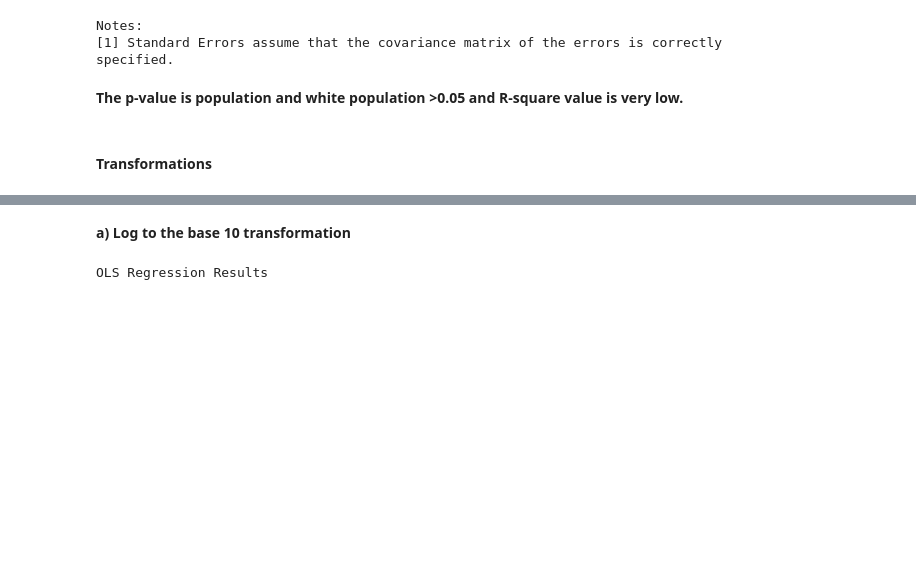
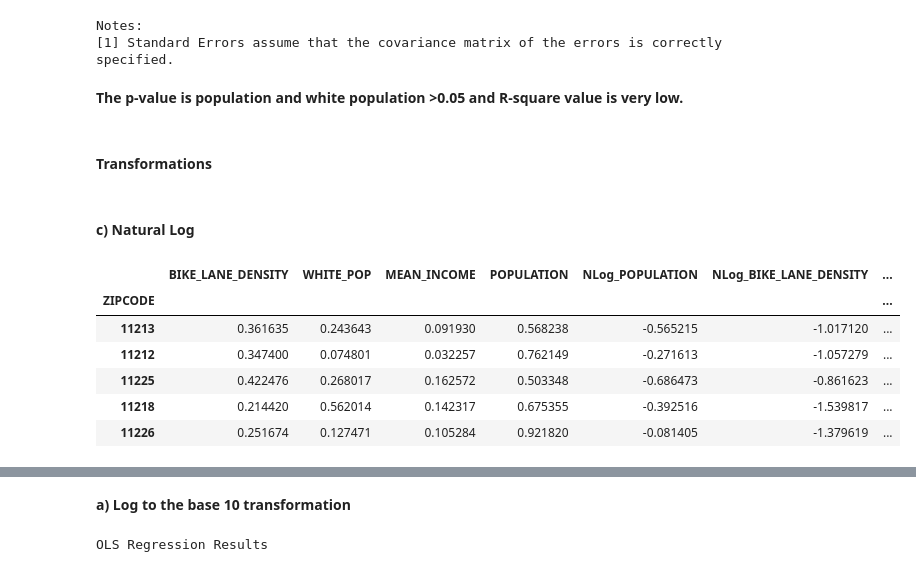
Before and after one commit to ajay1808/Principles-of-Urban-Informatics-Project, a Jupyter notebook: Demographic vs Bike Lane Density.ipynb, the cells around one changed output, grey strips where cells are left out. Drawn from its saved outputs; the diff is of its cells as text; code cells hidden in the pictures; blank space fills up the shorter version.

```diff
--- a/Demographic vs Bike Lane Density.ipynb
+++ b/Demographic vs Bike Lane Density.ipynb
@@ -202,3 +196,20 @@ Notes:
 <b>The p-value is population and white population >0.05 and R-square value is very low.
 # %% [markdown]
 #### Transformations
+# %% [markdown]
+#### c) Natural Log
+# %%
+data1['NLog_POPULATION'] = np.log(np.array(data1['POPULATION'])+1e-9)
+data1['NLog_BIKE_LANE_DENSITY'] = np.log(np.array(data1['BIKE_LANE_DENSITY'])+1e-9)
+data1['NLog_MEAN_INCOME'] = np.log(np.array(data1['MEAN_INCOME'])+1e-9)
+data1['NLog_WHITE_POP'] = np.log(np.array(data1['WHITE_POP'])+1e-9)
+# %%
+data1.head()
+# %% [output]
+|  | BIKE_LANE_DENSITY | WHITE_POP | MEAN_INCOME | POPULATION | NLog_POPULATION | NLog_BIKE_LANE_DENSITY | ... |
+| ZIPCODE |  |  |  |  |  |  | ... |
+| 11213 | 0.361635 | 0.243643 | 0.091930 | 0.568238 | -0.565215 | -1.017120 | ... |
+| 11212 | 0.347400 | 0.074801 | 0.032257 | 0.762149 | -0.271613 | -1.057279 | ... |
+| 11225 | 0.422476 | 0.268017 | 0.162572 | 0.503348 | -0.686473 | -0.861623 | ... |
+| 11218 | 0.214420 | 0.562014 | 0.142317 | 0.675355 | -0.392516 | -1.539817 | ... |
+| 11226 | 0.251674 | 0.127471 | 0.105284 | 0.921820 | -0.081405 | -1.379619 | ... |
```
Also changed, not shown: parts of 19 cells of this notebook.
